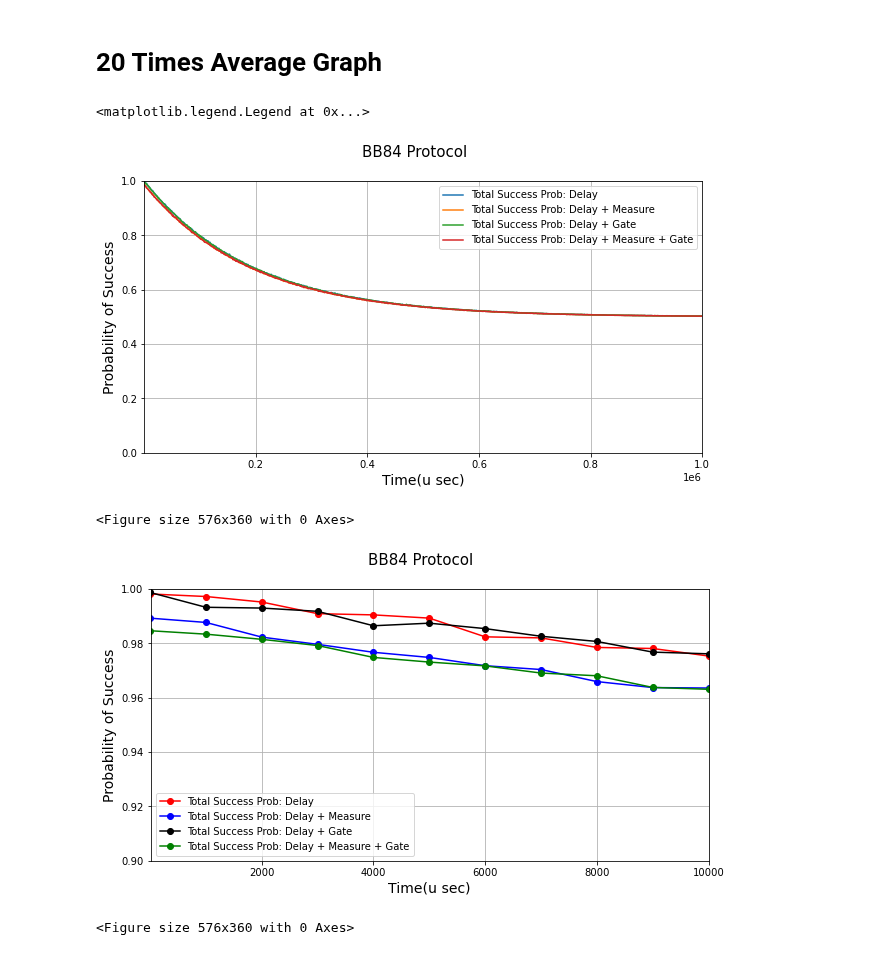
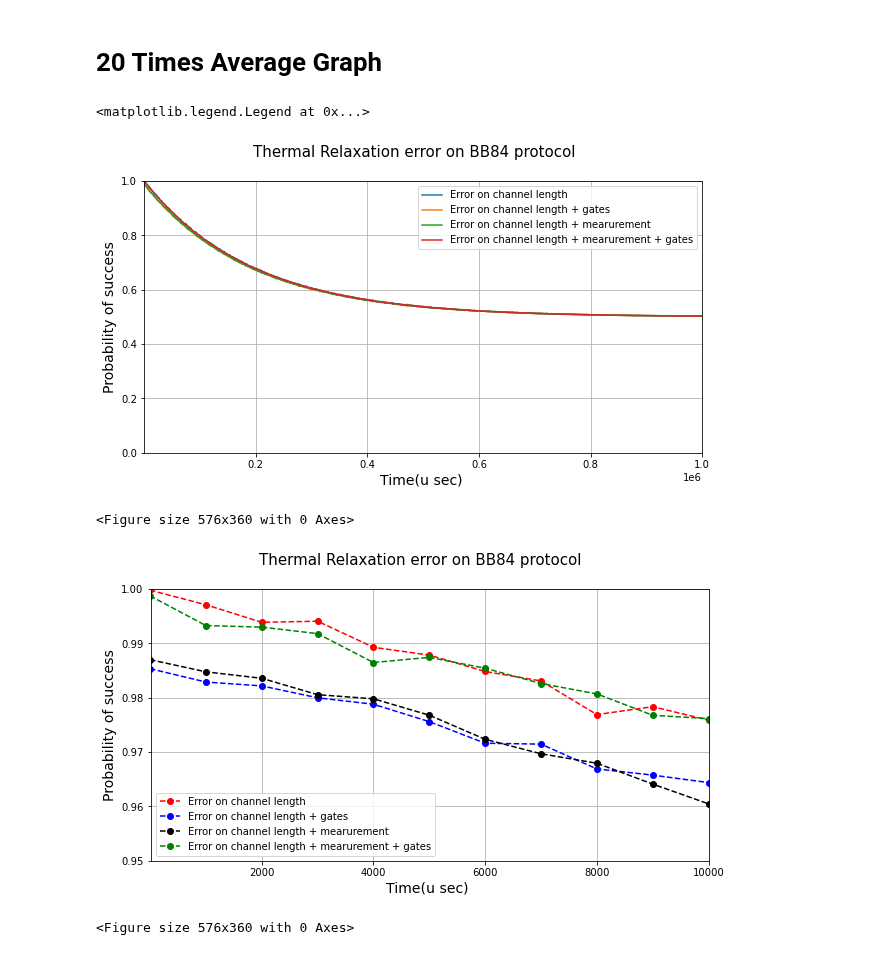
Before and after one commit to bishwajitprasadgond/Amplitude-damping-error-on-Quantum-Key-Distribution-Protocols-Effect-and-A-Probable-Bypass, a Jupyter notebook: BB84/BB84 20 time Avg Graph.ipynb, the cells around one changed output. Cells and saved outputs as stored; diff of their text form; code cells hidden in the pictures.

```diff
--- a/BB84/BB84 20 time Avg Graph.ipynb
+++ b/BB84/BB84 20 time Avg Graph.ipynb
@@ -15,40 +13,40 @@ delay = np.arange(0,1001000,1000)
 # %%
 %config InlineBackend.print_figure_kwargs={'facecolor' : "w"}
 import matplotlib.pyplot as plt
 from matplotlib.ticker import (AutoMinorLocator, MultipleLocator)
 fig, ax = plt.subplots(figsize=(10, 5))
-fig.suptitle('BB84 Protocol',fontsize=15)
+fig.suptitle('Thermal Relaxation error on BB84 protocol',fontsize=15)
 ax.set_xlim(10, 1000000)
 ax.set_ylim(0,1)
-plt.ylabel('Probability of Success',fontsize=14)
-plt.xlabel('Time(u sec)',fontsize=14)
+plt.ylabel('Probability of success',fontsize=14)
+plt.xlabel('Time(u sec) ',fontsize=14)
 plt.grid()
 fig = plt.figure(figsize=(8,5))
-ax.plot(delay,success,label = "Total Success Prob: Delay ")
-ax.plot(delay,success1,label = "Total Success Prob: Delay + Measure ")
-ax.plot(delay,success3,label = "Total Success Prob: Delay + Gate")
-ax.plot(delay,success2,label = "Total Success Prob: Delay + Measure + Gate")
+ax.plot(delay,success,label = "Error on channel length")
+ax.plot(delay,success2,label = "Error on channel length + gates")
+ax.plot(delay,success1,label = "Error on channel length + mearurement")
+ax.plot(delay,success3,label = "Error on channel length + mearurement + gates")
 ax.legend()
 
 %config InlineBackend.print_figure_kwargs={'facecolor' : "w"}
 import matplotlib.pyplot as plt
 from matplotlib.ticker import (AutoMinorLocator, MultipleLocator)
 fig, ax = plt.subplots(figsize=(10, 5))
-fig.suptitle('BB84 Protocol',fontsize=15)
+fig.suptitle('Thermal Relaxation error on BB84 protocol',fontsize=15)
 ax.set_xlim(10, 10000)
-ax.set_ylim(0.9,1)
-plt.ylabel('Probability of Success',fontsize=14)
-plt.xlabel('Time(u sec)',fontsize=14)
+ax.set_ylim(0.95,1)
+plt.ylabel('Probability of success',fontsize=14)
+plt.xlabel('Time(u sec) ',fontsize=14)
 plt.grid()
 fig = plt.figure(figsize=(8,5))
-ax.plot(delay,success,'ro-',label = "Total Success Prob: Delay")
-ax.plot(delay,success1,'bo-',label = "Total Success Prob: Delay + Measure ")
-ax.plot(delay,success3,'ko-',label = "Total Success Prob: Delay + Gate")
-ax.plot(delay,success2,'go-',label = "Total Success Prob: Delay + Measure + Gate")
+ax.plot(delay,success,'ro--',label = "Error on channel length")
+ax.plot(delay,success2,'bo--',label = "Error on channel length + gates")
+ax.plot(delay,success1,'ko--',label = "Error on channel length + mearurement")
+ax.plot(delay,success3,'go--',label = "Error on channel length + mearurement + gates")
 ax.legend()
 # %% [output]
 <matplotlib.legend.Legend at 0x...>
-[figure, old version]
+[figure, new version]
 <Figure size 576x360 with 0 Axes>
-[figure, old version]
+[figure, new version]
 <Figure size 576x360 with 0 Axes>
```
Also changed, not shown: parts of 4 cells of this notebook, 2 other files.
